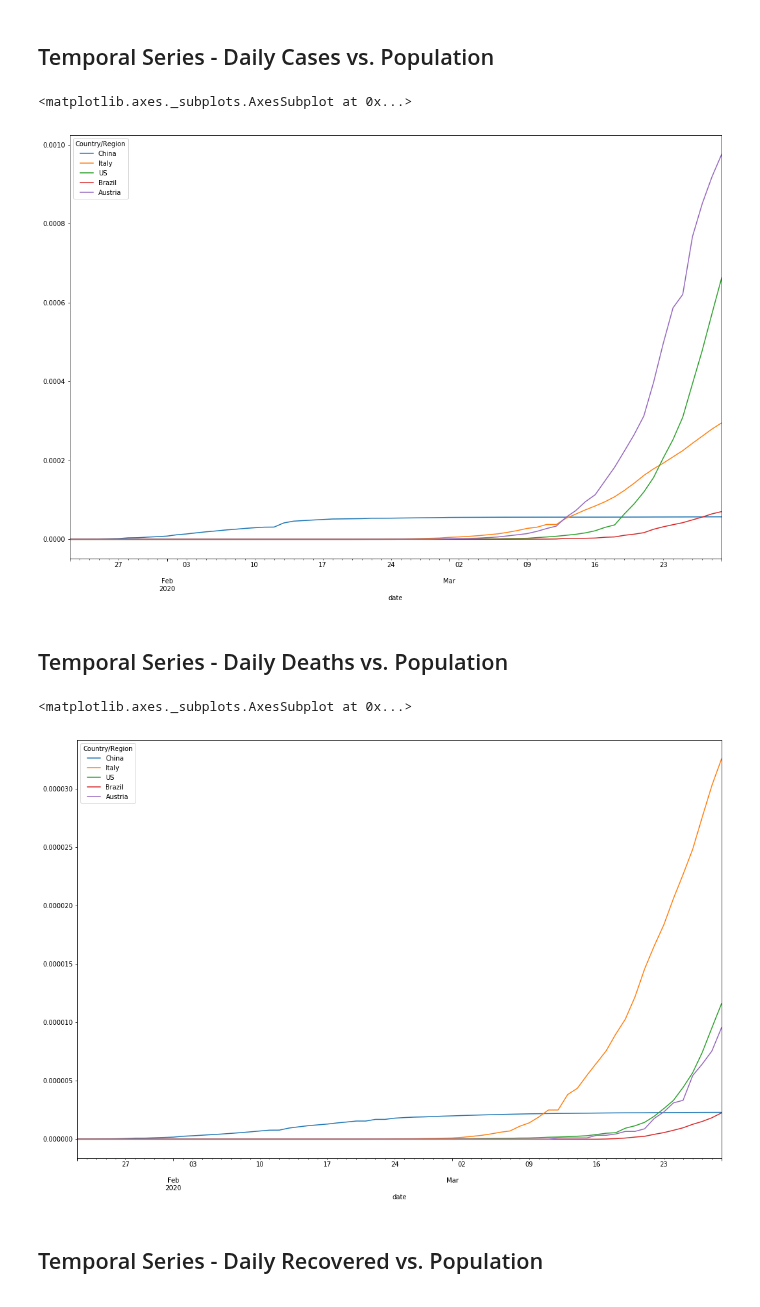
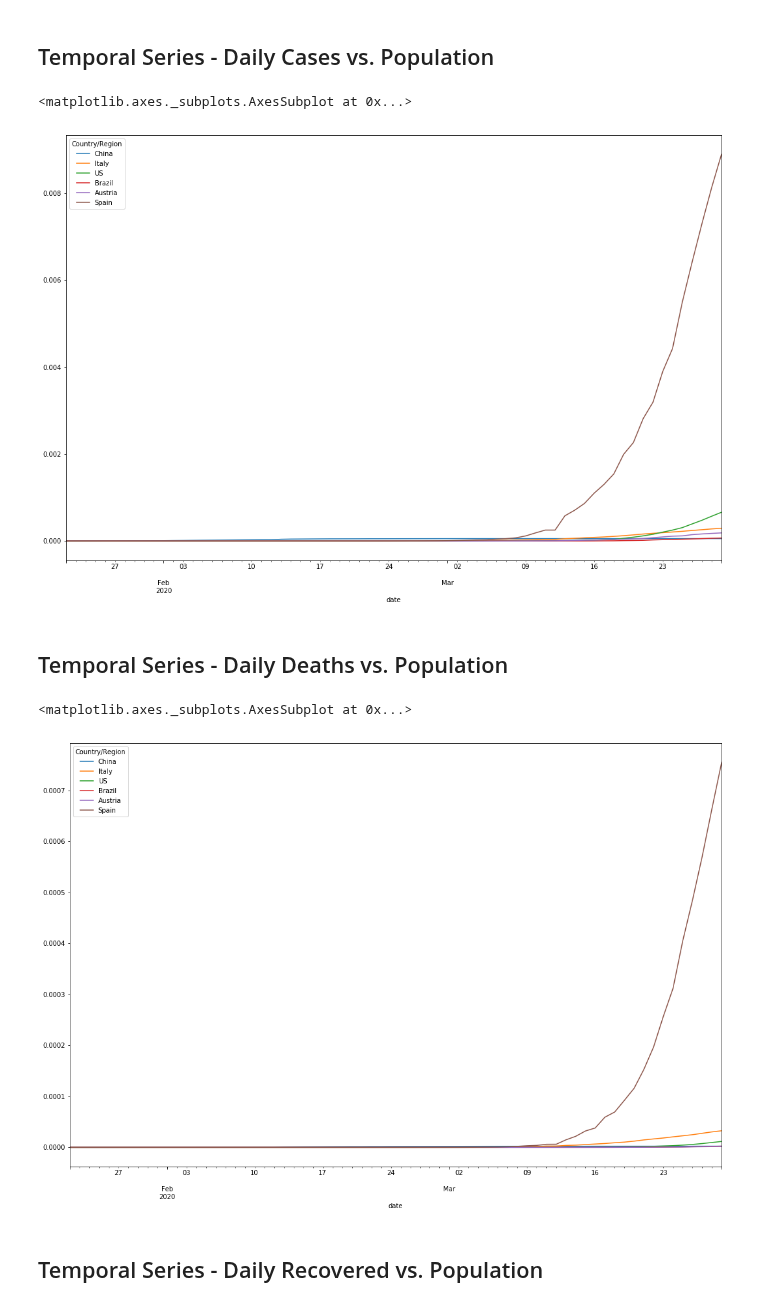
Before and after one commit to rsouza/COVID-19, a Jupyter notebook: daily_cases_deaths_recovered.ipynb, the cells around one changed output. Drawn from its saved outputs; the diff is of its cells as text; code cells hidden in the pictures.

Commit message:
adding spain

```diff
--- a/daily_cases_deaths_recovered.ipynb
+++ b/daily_cases_deaths_recovered.ipynb
@@ -186,7 +185,7 @@ Data columns (total 12 columns):
 dtypes: float64(1), object(11)
 memory usage: 22.2+ KB
 # %%
-array = ["China","Italy","United States", "Brazil", "Austria"]
+array = ["China","Italy","United States", "Brazil", "Austria", "Spain"]
 pops = df_wp.loc[df_wp["Country (or dependency)"].isin(array)]["Population (2020)"].values
 
 print(pops)
@@ -196,17 +195,17 @@ print(pops)
 # %% [markdown]
 ## Temporal Series - Daily Cases vs. Population
 # %%
-df_cases[["China","Italy","US", "Brazil", "Austria"]].div(pops, axis='columns').plot(figsize=(18,12))
+df_cases[["China","Italy","US", "Brazil", "Austria", "Spain"]].div(pops, axis='columns').plot(figsize=(18,12))
 # %% [output]
 <matplotlib.axes._subplots.AxesSubplot at 0x...>
-[figure, old version]
+[figure, new version]
 # %% [markdown]
 ## Temporal Series - Daily Deaths vs. Population
 # %%
-df_deaths[["China","Italy","US", "Brazil", "Austria"]].div(pops, axis='columns').plot(figsize=(18,12))
+df_deaths[["China","Italy","US", "Brazil", "Austria", "Spain"]].div(pops, axis='columns').plot(figsize=(18,12))
 # %% [output]
 <matplotlib.axes._subplots.AxesSubplot at 0x...>
-[figure, old version]
+[figure, new version]
 # %% [markdown]
 ## Temporal Series - Daily Recovered vs. Population
 # %%
```
Also changed, not shown: parts of 6 cells of this notebook.
